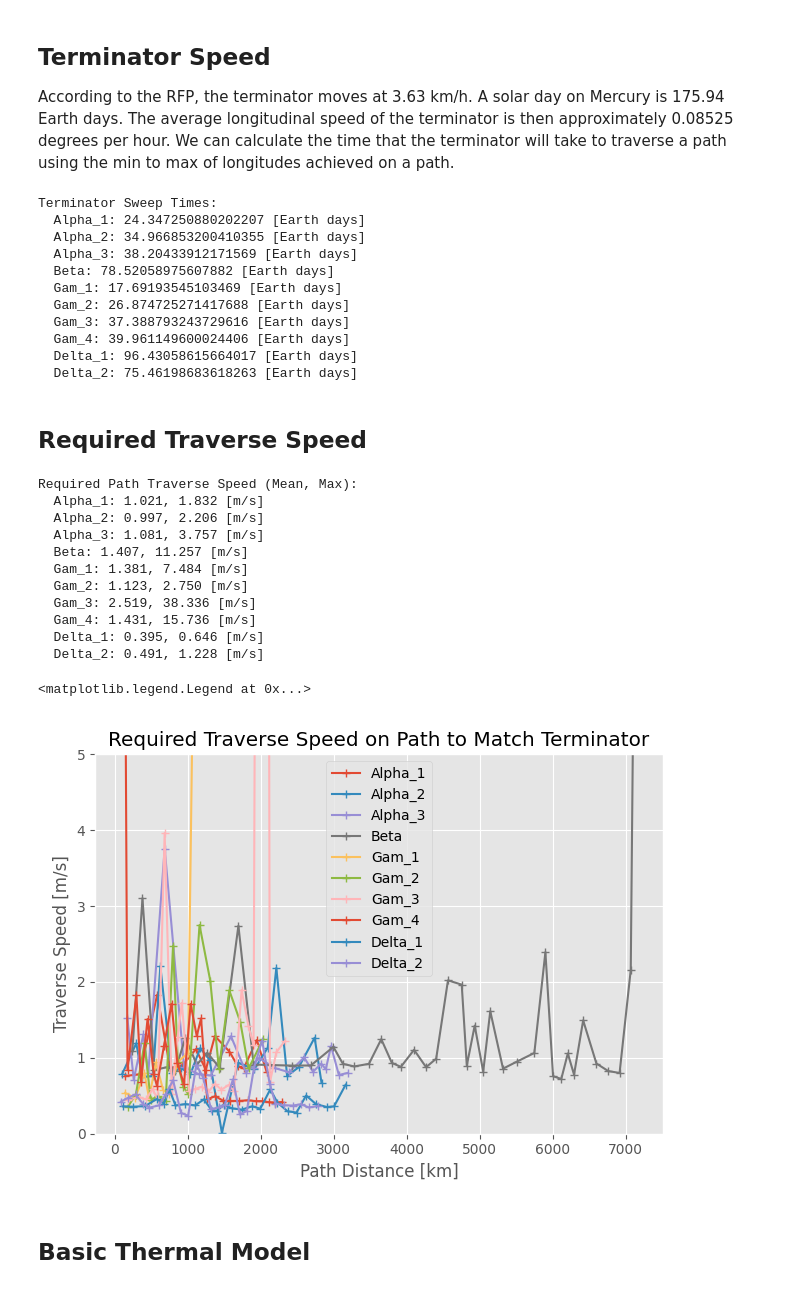
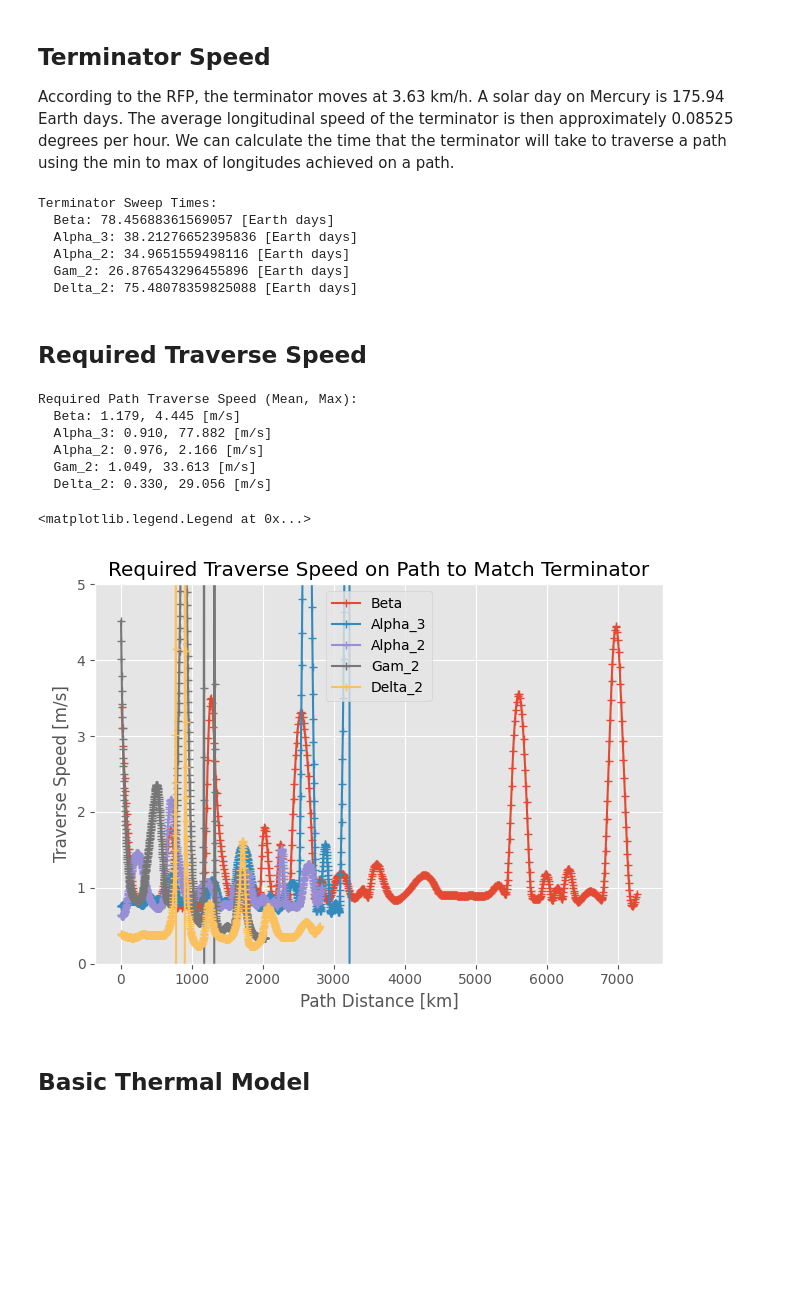
Before and after one commit to natek1234/AER407, a Jupyter notebook: paths/process_paths.ipynb, the cells around one changed output. Saved outputs shown, nothing was run; the diff lists cells and outputs as text; code cells hidden in the pictures; blank space fills up the shorter version.

```diff
--- a/paths/process_paths.ipynb
+++ b/paths/process_paths.ipynb
@@ -24,15 +25,28 @@ R_POLAR = 2438.3  # Polar radius (semi-minor)
 R_CIRC = (R_EQUAT + R_POLAR) / 2  # Radius to use for circular calcs
 
 def get_all_paths() -> dict[str, Path]:
+    # For maximum speed across path calculations
+    # SMOOTH_FACTOR = 500
+    # POINTS_PER_PATH = 201
+    # For traversal and thermal simulation
+    SMOOTH_FACTOR = 500
+    POINTS_PER_PATH = 1001
+
     paths: dict[str, Path] = {}
     for path_name, raw_points in PathsImage.PATHS.items():
-        points = np.array(raw_points).T
+        # Reverse points b/c traversal is in opposite direction
+        points = np.array(raw_points[::-1]).T
 
         # Centre x-y and flip y b/c pixels go downwards
         points[0] -= PathsImage.CENTRE[0]
         points[1] = -(points[1] - PathsImage.CENTRE[1])
         # Scale from pixels to kilometres
         points = points * (R_CIRC / PathsImage.RADIUS)
+
+        # Smooth out path and interpolate
+        tck, u_orig = splprep(points, s=SMOOTH_FACTOR)
+        u_new = np.linspace(0, 1, POINTS_PER_PATH)
+        points = splev(u_new, tck)
 
         # Convert from x-y to latitude, longitude
         lat_rad = -np.arccos(np.hypot(points[0], points[1]) / R_CIRC)
@@ -46,6 +60,7 @@ def get_all_paths() -> dict[str, Path]:
     return paths
 
 PATHS = get_all_paths()
+PATHS = {name: PATHS[name] for name in ["Beta", "Alpha_3", "Alpha_2", "Gam_2", "Delta_2"]}
 # %% [markdown]
 ## Plot Path x-y Coordinates
 # %%
@@ -121,16 +129,11 @@ for name, path in PATHS.items():
     print(f"  {name}: {term_time} [Earth days]")
 # %% [output]
 Terminator Sweep Times:
-  Alpha_1: 24.347250880202207 [Earth days]
-  Alpha_2: 34.966853200410355 [Earth days]
-  Alpha_3: 38.20433912171569 [Earth days]
-  Beta: 78.52058975607882 [Earth days]
-  Gam_1: 17.69193545103469 [Earth days]
-  Gam_2: 26.874725271417688 [Earth days]
-  Gam_3: 37.388793243729616 [Earth days]
-  Gam_4: 39.961149600024406 [Earth days]
-  Delta_1: 96.43058615664017 [Earth days]
-  Delta_2: 75.46198683618263 [Earth days]
+  Beta: 78.45688361569057 [Earth days]
+  Alpha_3: 38.21276652395836 [Earth days]
+  Alpha_2: 34.9651559498116 [Earth days]
+  Gam_2: 26.876543296455896 [Earth days]
+  Delta_2: 75.48078359825088 [Earth days]
 # %% [markdown]
 ## Required Traverse Speed
 # %%
@@ -138,46 +141,42 @@ print("Required Path Traverse Speed (Mean, Max):")
 fig, ax = plt.subplots()
 
 SECS_PER_DAY = (24 * 60 * 60)
 
 for name, path in PATHS.items():
+    unwrapped_lons = np.unwrap(path.lon, period=360)
+
     dists = []  # km
     req_speeds = []  # m / s
-
     for i in range(1, path.sections):
-        delta_lon = np.abs(path.lon[i] - path.lon[i - 1])
+        delta_lon = (unwrapped_lons[i] - unwrapped_lons[i - 1])
         term_time = (delta_lon / TERM_LON_SPEED)
 
         path_dist = haversine_distance(path.lat[i - 1], path.lon[i - 1], path.lat[i], path.lon[i])
         req_speed = (path_dist / term_time)  # km / days
         req_speed_ms = (req_speed * 1000 / SECS_PER_DAY)
 
         dists.append(path_dist)
         req_speeds.append(req_speed_ms)
 
     req_speeds = np.array(req_speeds)
     print(f"  {name}: {np.mean(req_speeds):.3f}, {np.max(req_speeds):.3f} [m/s]")
 
     ax.plot(np.cumsum(dists), req_speeds, "-+", label=name)
 
 ax.set_ylim(0, 5)
 ax.set_xlabel("Path Distance [km]")
 ax.set_ylabel("Traverse Speed [m/s]")
 ax.set_title("Required Traverse Speed on Path to Match Terminator")
 ax.legend()
 # %% [output]
 Required Path Traverse Speed (Mean, Max):
-  Alpha_1: 1.021, 1.832 [m/s]
-  Alpha_2: 0.997, 2.206 [m/s]
-  Alpha_3: 1.081, 3.757 [m/s]
-  Beta: 1.407, 11.257 [m/s]
-  Gam_1: 1.381, 7.484 [m/s]
-  Gam_2: 1.123, 2.750 [m/s]
-  Gam_3: 2.519, 38.336 [m/s]
-  Gam_4: 1.431, 15.736 [m/s]
-  Delta_1: 0.395, 0.646 [m/s]
-  Delta_2: 0.491, 1.228 [m/s]
+  Beta: 1.179, 4.445 [m/s]
+  Alpha_3: 0.910, 77.882 [m/s]
+  Alpha_2: 0.976, 2.166 [m/s]
+  Gam_2: 1.049, 33.613 [m/s]
+  Delta_2: 0.330, 29.056 [m/s]
 <matplotlib.legend.Legend at 0x...>
-[figure, old version]
+[figure, new version]
 # %% [markdown]
 ## Basic Thermal Model
 # %%
```
Also changed, not shown: parts of 6 cells of this notebook, 1 other file.
